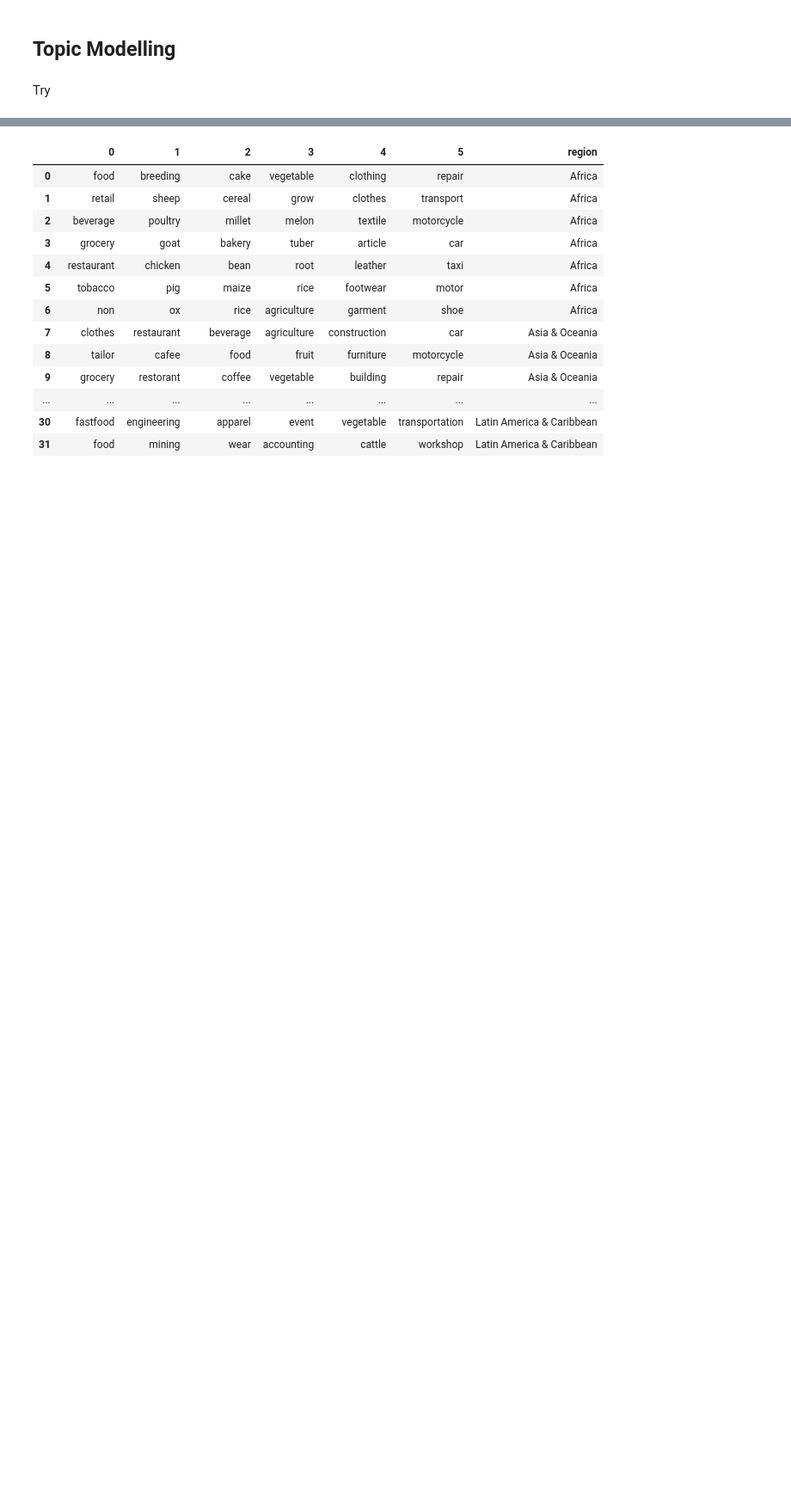
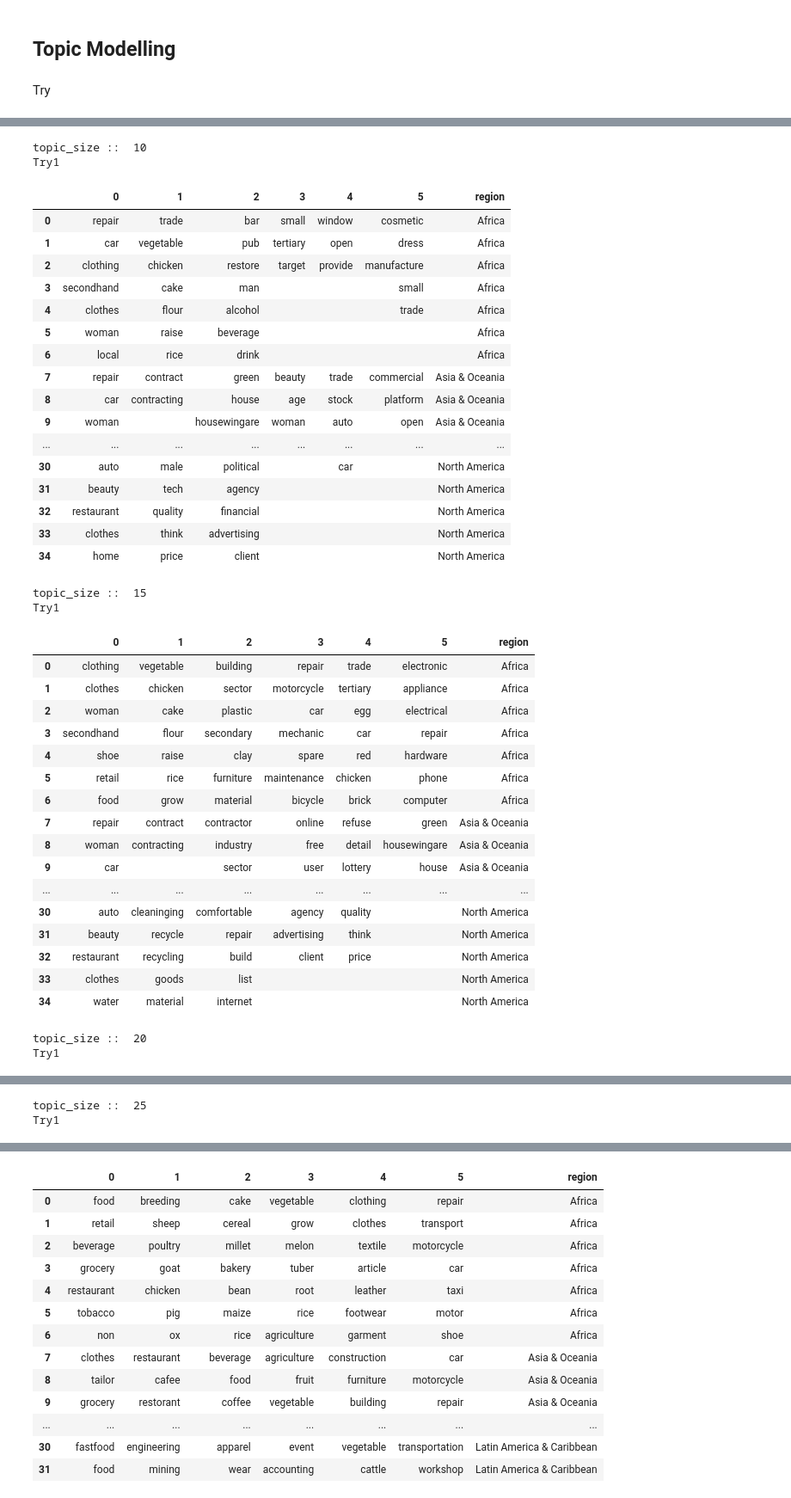
Before and after one commit to ddum-sutd/GEM_NLP_TopicModelling, a Jupyter notebook: nlp_bert_topic.ipynb, the cells around one changed output, grey strips where cells are left out. Shown: that part at 86% size. Cells and saved outputs as stored; diff of their text form; code cells hidden in the pictures; blank space fills up the shorter version.

Commit message:
hyperparam tuning of topic modelling

```diff
--- a/nlp_bert_topic.ipynb
+++ b/nlp_bert_topic.ipynb
@@ -144,7 +144,7 @@ import os
 import numpy as np
 from copy import deepcopy
 
-unique_region = ['Africa','Asia & Oceania','Europe','North America', 'Latin America & Caribbean']
+unique_region = ['Africa','Asia & Oceania','Europe','Latin America & Caribbean','North America']
 LABEL_NAMES = [ 'Refuse','Rethink','Reduce','Reuse','Repair','Refurbish','Remanufacture','Repurpose', 'Recycle','Recover']
 year_li = [2014,2015,2016,2017,2018]
 # %%
@@ -528,7 +541,7 @@ def create_embedding(region,data):
 
     return all_embeddings
 # %%
-def print_model_result(model_list):
+def print_model_result(model_list, topic_size):
     new_df = pd.DataFrame()
     all_out = pd.DataFrame()
     for i, name in enumerate(unique_region):
@@ -558,7 +571,7 @@ def print_model_result(model_list):
         new_df = new_df.append(tmp)
 
     new_df.to_csv(os.path.join(DATA_DIR, topic_modelling_fileName))
-    all_out.to_csv(os.path.join(DATA_DIR, topic_modelling_formatted_fileName))
+    all_out.to_csv(os.path.join(DATA_DIR, str(topic_size)+"_topics.csv"))
 
     return all_out
 # %%
@@ -593 +610,61 @@ def return_model():
     return model_list
+# %%
+from IPython.display import display, HTML
+
+li = [10,15,20,25,30, 35,40]
+
+for topic_size in li:
+    print("topic_size :: ",topic_size)
+    model_list3= return_model(topic_size)
+    print("Try1 ")
+    res3_90  = print_model_result(model_list3,topic_size)
+    display(HTML(res3_90.to_html()))
+
+    '''
+    model_list5= return_model(topic_size)
+    print("Try2")
+    res5_90_wo_R = print_model_result(model_list5,topic_size)
+    print(res5_90_wo_R.equals(res3_90))
+    #display(HTML(res5_90_wo_R.to_html()))
+    '''
+# %% [output]
+topic_size ::  10
+Try1
+|  | 0 | 1 | 2 | 3 | 4 | 5 | region |
+| 0 | repair | trade | bar | small | window | cosmetic | Africa |
+| 1 | car | vegetable | pub | tertiary | open | dress | Africa |
+| 2 | clothing | chicken | restore | target | provide | manufacture | Africa |
+| 3 | secondhand | cake | man |  |  | small | Africa |
+| 4 | clothes | flour | alcohol |  |  | trade | Africa |
+| 5 | woman | raise | beverage |  |  |  | Africa |
+| 6 | local | rice | drink |  |  |  | Africa |
+| 7 | repair | contract | green | beauty | trade | commercial | Asia & Oceania |
+| 8 | car | contracting | house | age | stock | platform | Asia & Oceania |
+| 9 | woman |  | housewingare | woman | auto | open | Asia & Oceania |
+| ... | ... | ... | ... | ... | ... | ... | ... |
+| 30 | auto | male | political |  | car |  | North America |
+| 31 | beauty | tech | agency |  |  |  | North America |
+| 32 | restaurant | quality | financial |  |  |  | North America |
+| 33 | clothes | think | advertising |  |  |  | North America |
+| 34 | home | price | client |  |  |  | North America |
+topic_size ::  15
+Try1
+|  | 0 | 1 | 2 | 3 | 4 | 5 | region |
+| 0 | clothing | vegetable | building | repair | trade | electronic | Africa |
+| 1 | clothes | chicken | sector | motorcycle | tertiary | appliance | Africa |
+| 2 | woman | cake | plastic | car | egg | electrical | Africa |
+| 3 | secondhand | flour | secondary | mechanic | car | repair | Africa |
+| 4 | shoe | raise | clay | spare | red | hardware | Africa |
+| 5 | retail | rice | furniture | maintenance | chicken | phone | Africa |
+| 6 | food | grow | material | bicycle | brick | computer | Africa |
+| 7 | repair | contract | contractor | online | refuse | green | Asia & Oceania |
+| 8 | woman | contracting | industry | free | detail | housewingare | Asia & Oceania |
+| 9 | car |  | sector | user | lottery | house | Asia & Oceania |
+| ... | ... | ... | ... | ... | ... | ... | ... |
+| 30 | auto | cleaninging | comfortable | agency | quality |  | North America |
+| 31 | beauty | recycle | repair | advertising | think |  | North America |
+| 32 | restaurant | recycling | build | client | price |  | North America |
+| 33 | clothes | goods | list |  |  |  | North America |
+| 34 | water | material | internet |  |  |  | North America |
+topic_size ::  20
+Try1
@@ -593,0 +688,2 @@ def return_model():
+topic_size ::  25
+Try1
```
Also changed, not shown: parts of 18 cells of this notebook, 20 other files.
